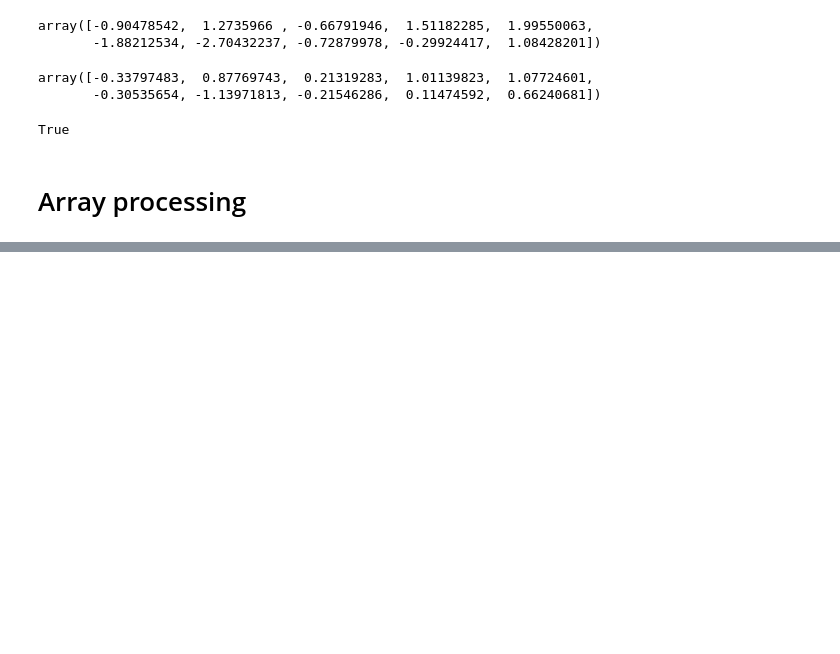
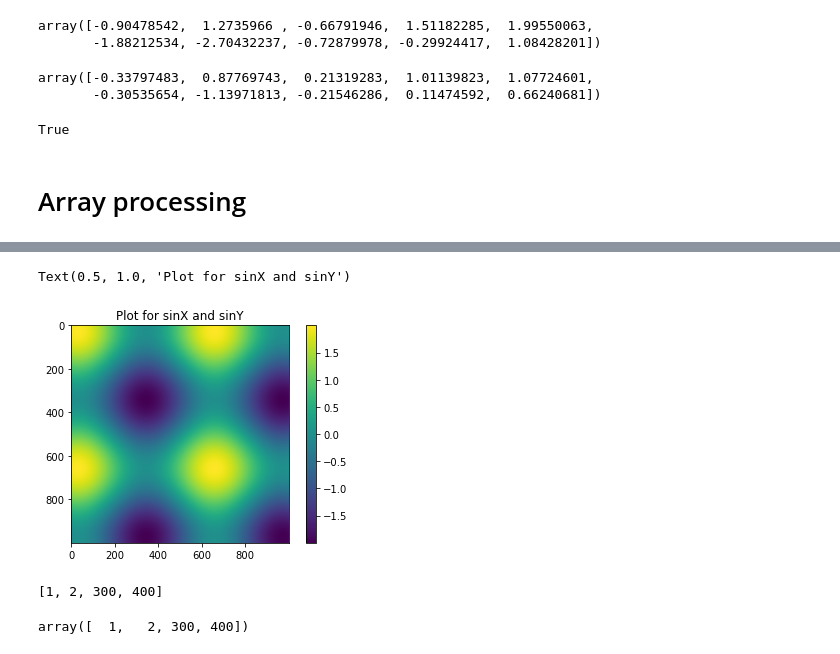
Before and after one commit to nomanbaig98/python-for-data-analysis-and-visualization, a Jupyter notebook: Learning numpy/learning numpy.ipynb, the cells around one changed output, grey strips where cells are left out. Saved outputs shown, nothing was run; the diff lists cells and outputs as text; code cells hidden in the pictures; blank space fills up the shorter version.

```diff
--- a/Learning numpy/learning numpy.ipynb
+++ b/Learning numpy/learning numpy.ipynb
@@ -422,0 +427,2 @@ True
+# %%
+points = np.arange(-5,5,0.01)
@@ -422,0 +449,2 @@ True
+# %%
+dx , dy = np.meshgrid(points,points)
@@ -422,0 +471,4 @@ True
+# %%
+z = (np.sin(dx) + np.sin(dy))
+
+z
@@ -422,0 +489,8 @@ True
+# %%
+plt.imshow(z)
+plt.colorbar()
+
+plt.title('Plot for sinX and sinY')
+# %% [output]
+Text(0.5, 1.0, 'Plot for sinX and sinY')
+[figure, added]
@@ -422,0 +506,4 @@ True
+# %%
+answer
+# %% [output]
+[1, 2, 300, 400]
@@ -422,0 +512,4 @@ True
+# %%
+answer2
+# %% [output]
+array([  1,   2, 300, 400])
```
Also changed, not shown: parts of 17 cells of this notebook.
